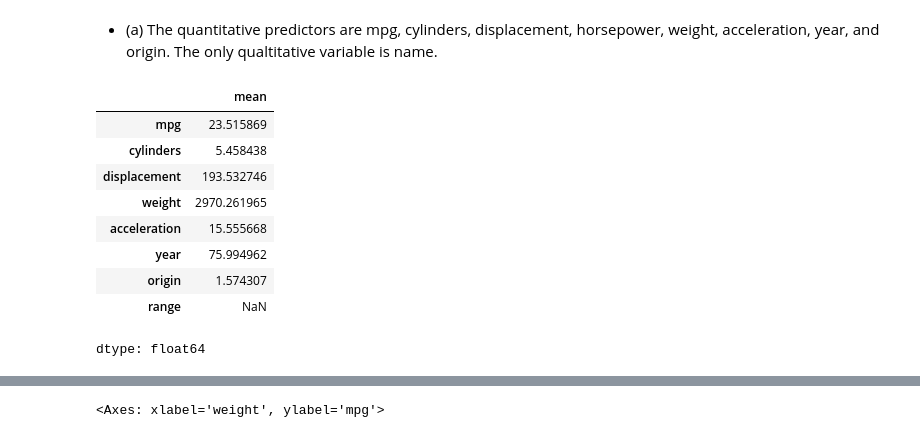
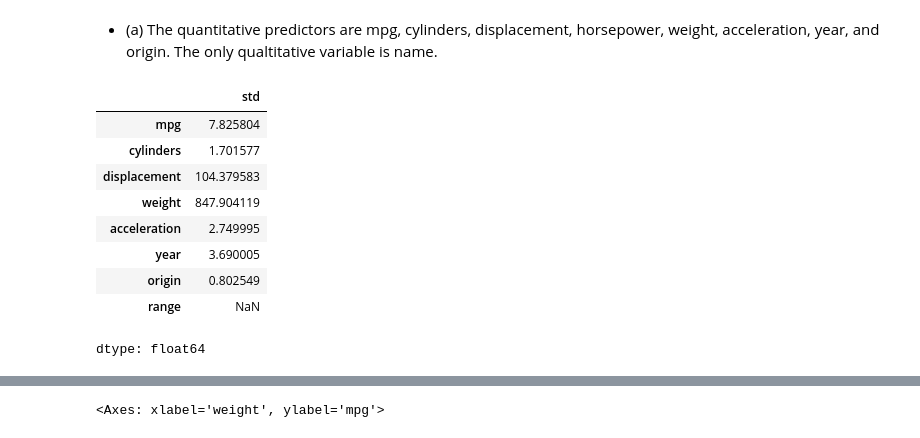
Before and after one commit to Squirrelcoding/ISLP, a Jupyter notebook: ISLP_Lab_1.ipynb, the cells around one changed output, grey strips where cells are left out. Cells and saved outputs as stored; diff of their text form; code cells hidden in the pictures.

```diff
--- a/ISLP_Lab_1.ipynb
+++ b/ISLP_Lab_1.ipynb
@@ -331,20 +331,20 @@ auto.describe()
 # %%
 # (b)
 
 a = auto.describe()
 
 a['range'] = a.loc['max'] - a.loc['min']
 
 a.loc['mean']
-# a.loc['std']
+a.loc['std']
 # %% [output]
-|  | mean |
-| mpg | 23.515869 |
-| cylinders | 5.458438 |
-| displacement | 193.532746 |
-| weight | 2970.261965 |
-| acceleration | 15.555668 |
-| year | 75.994962 |
-| origin | 1.574307 |
+|  | std |
+| mpg | 7.825804 |
+| cylinders | 1.701577 |
+| displacement | 104.379583 |
+| weight | 847.904119 |
+| acceleration | 2.749995 |
+| year | 3.690005 |
+| origin | 0.802549 |
 | range | NaN |
 dtype: float64
```
Also changed, not shown: parts of 20 cells of this notebook.
